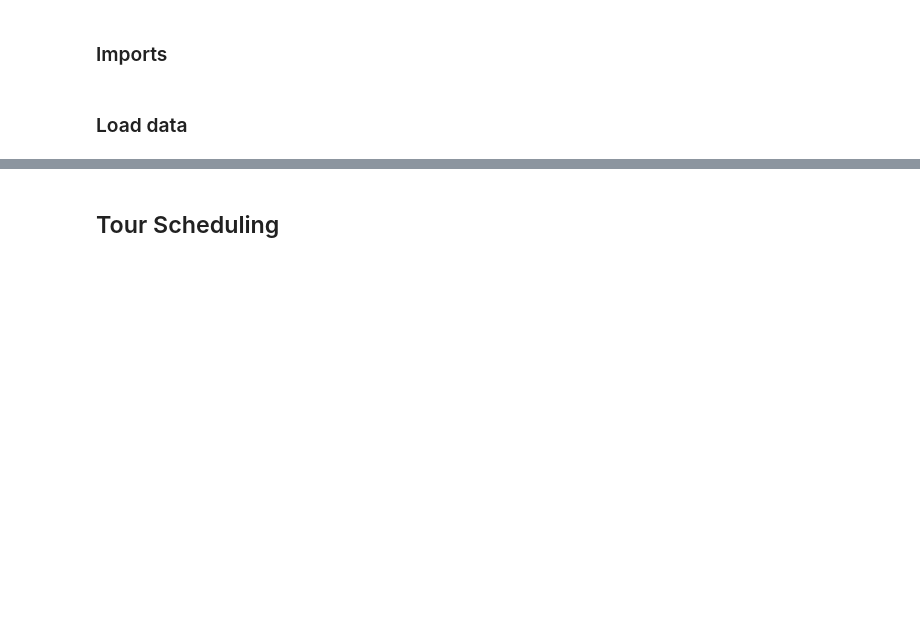
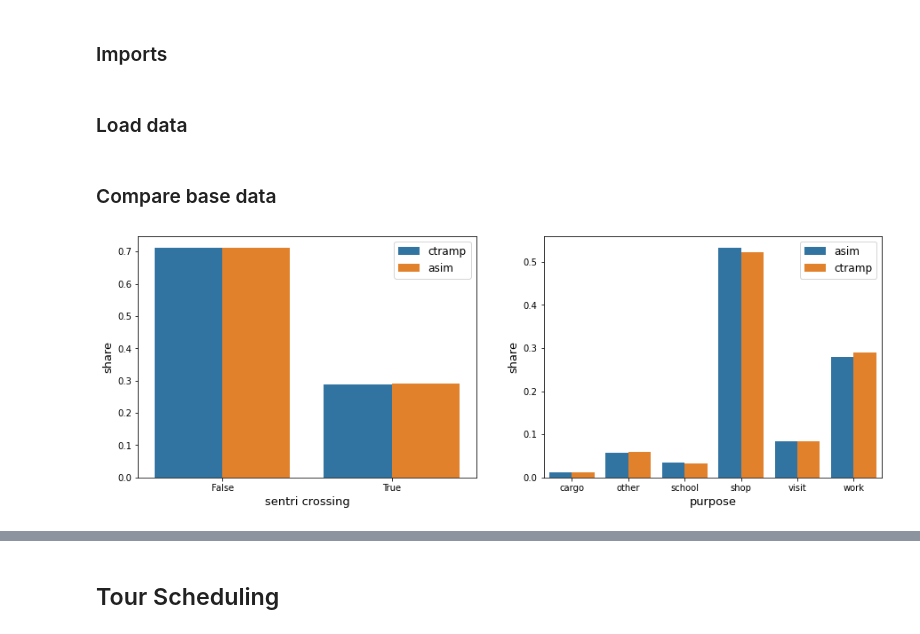
Before and after one commit to SANDAG/ABM, a Jupyter notebook: src/asim_cross_border/cross_border_validation.ipynb, the cells around one changed output, grey strips where cells are left out. Saved outputs shown, nothing was run; the diff lists cells and outputs as text; code cells hidden in the pictures; blank space fills up the shorter version.

```diff
--- a/src/asim_cross_border/cross_border_validation.ipynb
+++ b/src/asim_cross_border/cross_border_validation.ipynb
@@ -48,3 +48,33 @@ ctramp_trips = ctramp_trips.merge(ctramp_tours[['id','tour_purpose']], left_on='
 # %%
 asim_trips = pd.read_csv('output/final_trips.csv')
 asim_tours = pd.read_csv('output/final_tours.csv')
+# %% [markdown]
+### Compare base data
+# %%
+fig, axarr = plt.subplots(1,2,figsize=(15,5))
+sentri_shares = pd.DataFrame((
+    (ctramp_tours['sentri'].value_counts() / len(ctramp_tours)),
+    (asim_tours['sentri_crossing'].astype(bool).value_counts() / len(asim_tours))))
+sentri_shares.index = ['ctramp', 'asim']
+sentri_shares.index.name = 'source'
+sentri_shares.reset_index(inplace=True)
+sentri_shares = sentri_shares.melt(id_vars='source', value_name='share', var_name='sentri crossing')
+
+asim_purpose_shares = pd.DataFrame(asim_tours['tour_type'].value_counts(sort=False) / asim_tours.shape[0]).reset_index()
+asim_purpose_shares.columns = ['purpose', 'share']
+asim_purpose_shares['source'] = 'asim'
+ctramp_purpose_shares = pd.DataFrame(ctramp_tours['tour_purpose'].value_counts(sort=False) / ctramp_tours.shape[0]).reset_index()
+ctramp_purpose_shares.columns = ['purpose', 'share']
+ctramp_purpose_shares['source'] = 'ctramp'
+purpose_shares = pd.concat((asim_purpose_shares, ctramp_purpose_shares))
+
+sns.barplot(data=sentri_shares, x='sentri crossing', y='share', hue='source', ax=axarr[0])
+sns.barplot(data=purpose_shares, x='purpose', y='share', hue='source', ax=axarr[1])
+
+for ax in axarr:
+    ax.legend(fontsize=12)
+    ax.set_ylabel('share', fontsize=13)
+    ax.set_xticklabels(labels=ax.get_xticklabels(),fontsize=10)
+    ax.set_xlabel(ax.get_xlabel(), fontsize=13)
+# %% [output]
+[figure, added]
```
Also changed, not shown: parts of 12 cells of this notebook.
